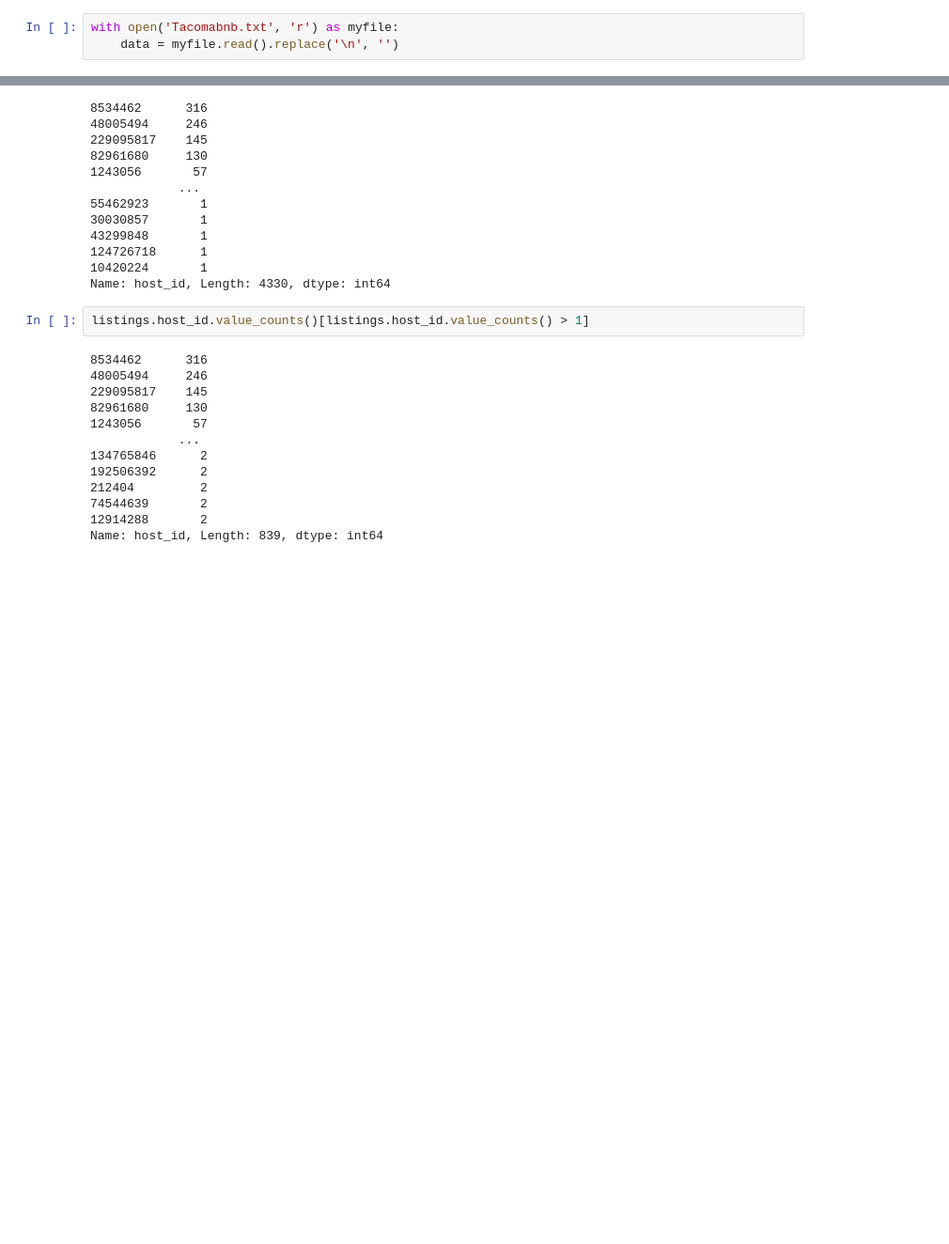
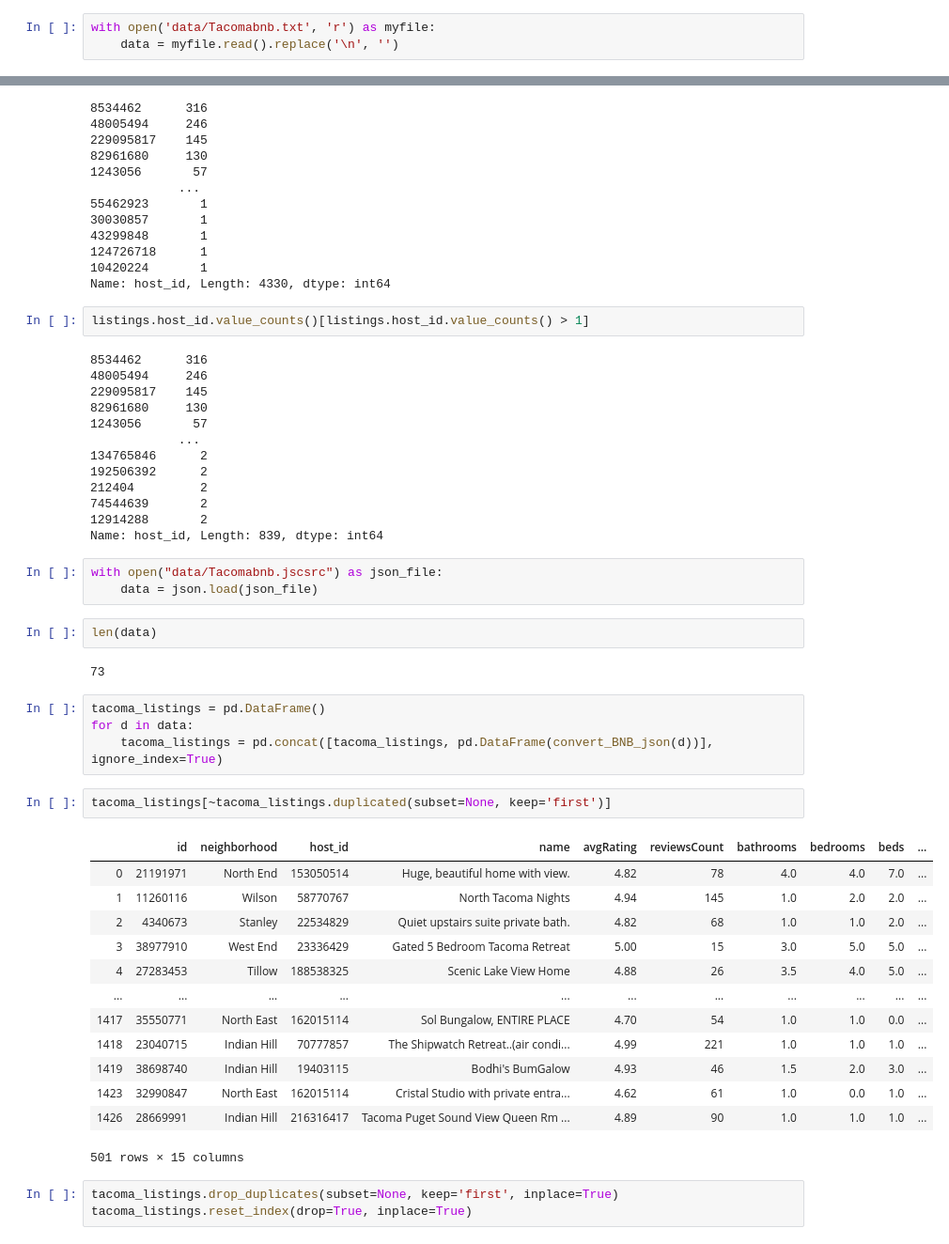
Before and after one commit to isaac-campbell-smith/AirBNB_Rentals, a Jupyter notebook: EDA.ipynb, the cells around one changed output, grey strips where cells are left out. Shown at 94% size. Cells and saved outputs as stored; diff of their text form; blank space fills up the shorter version.

```diff
--- a/EDA.ipynb
+++ b/EDA.ipynb
@@ -56,7 +56,7 @@ reviews_per_month
 # %%
 import json
 # %%
-with open('Tacomabnb.txt', 'r') as myfile:
+with open('data/Tacomabnb.txt', 'r') as myfile:
     data = myfile.read().replace('\n', '')
 # %%
 data[:100]
@@ -140,3 +169,33 @@ listings.host_id.value_counts()[listings.host_id.value_counts() > 1]
 74544639       2
 12914288       2
 Name: host_id, Length: 839, dtype: int64
+# %%
+with open("data/Tacomabnb.jscsrc") as json_file:
+    data = json.load(json_file)
+# %%
+len(data)
+# %% [output]
+73
+# %%
+tacoma_listings = pd.DataFrame()
+for d in data:
+    tacoma_listings = pd.concat([tacoma_listings, pd.DataFrame(convert_BNB_json(d))], ignore_index=True)
+# %%
+tacoma_listings[~tacoma_listings.duplicated(subset=None, keep='first')]
+# %% [output]
+|  | id | neighborhood | host_id | name | avgRating | reviewsCount | bathrooms | bedrooms | beds | ... |
+| 0 | 21191971 | North End | 153050514 | Huge, beautiful home with view. | 4.82 | 78 | 4.0 | 4.0 | 7.0 | ... |
+| 1 | 11260116 | Wilson | 58770767 | North Tacoma Nights | 4.94 | 145 | 1.0 | 2.0 | 2.0 | ... |
+| 2 | 4340673 | Stanley | 22534829 | Quiet upstairs suite private bath. | 4.82 | 68 | 1.0 | 1.0 | 2.0 | ... |
+| 3 | 38977910 | West End | 23336429 | Gated 5 Bedroom Tacoma Retreat | 5.00 | 15 | 3.0 | 5.0 | 5.0 | ... |
+| 4 | 27283453 | Tillow | 188538325 | Scenic Lake View Home | 4.88 | 26 | 3.5 | 4.0 | 5.0 | ... |
+| ... | ... | ... | ... | ... | ... | ... | ... | ... | ... | ... |
+| 1417 | 35550771 | North East | 162015114 | Sol Bungalow, ENTIRE PLACE | 4.70 | 54 | 1.0 | 1.0 | 0.0 | ... |
+| 1418 | 23040715 | Indian Hill | 70777857 | The Shipwatch Retreat..(air condi... | 4.99 | 221 | 1.0 | 1.0 | 1.0 | ... |
+| 1419 | 38698740 | Indian Hill | 19403115 | Bodhi's BumGalow | 4.93 | 46 | 1.5 | 2.0 | 3.0 | ... |
+| 1423 | 32990847 | North East | 162015114 | Cristal Studio with private entra... | 4.62 | 61 | 1.0 | 0.0 | 1.0 | ... |
+| 1426 | 28669991 | Indian Hill | 216316417 | Tacoma Puget Sound View Queen Rm ... | 4.89 | 90 | 1.0 | 1.0 | 1.0 | ... |
+501 rows × 15 columns
+# %%
+tacoma_listings.drop_duplicates(subset=None, keep='first', inplace=True)
+tacoma_listings.reset_index(drop=True, inplace=True)
```
Also changed, not shown: parts of 4 cells of this notebook, 1 other file.
